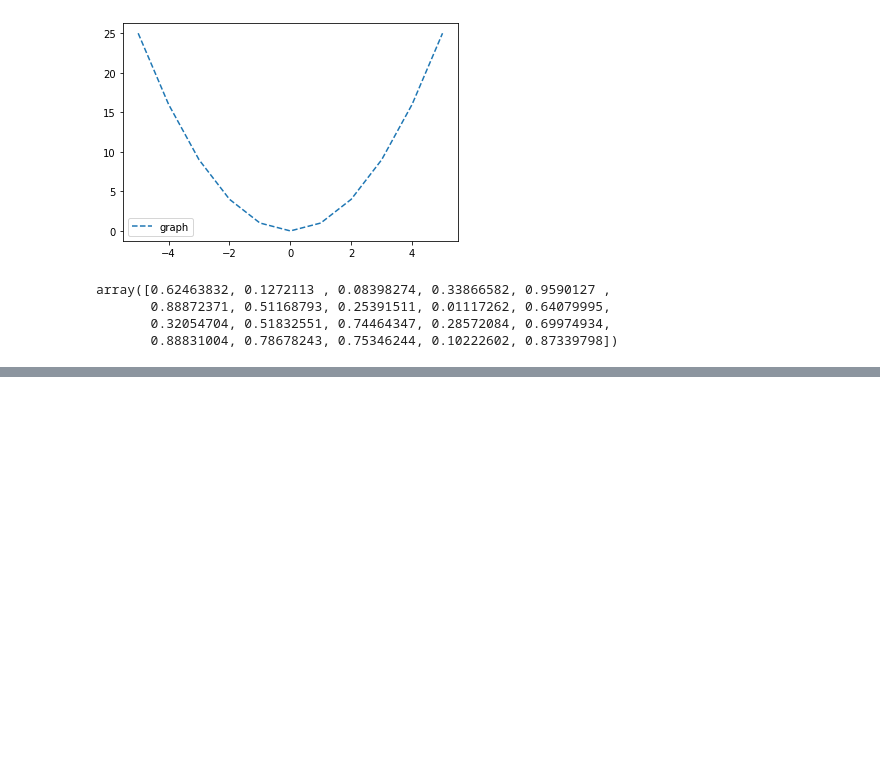
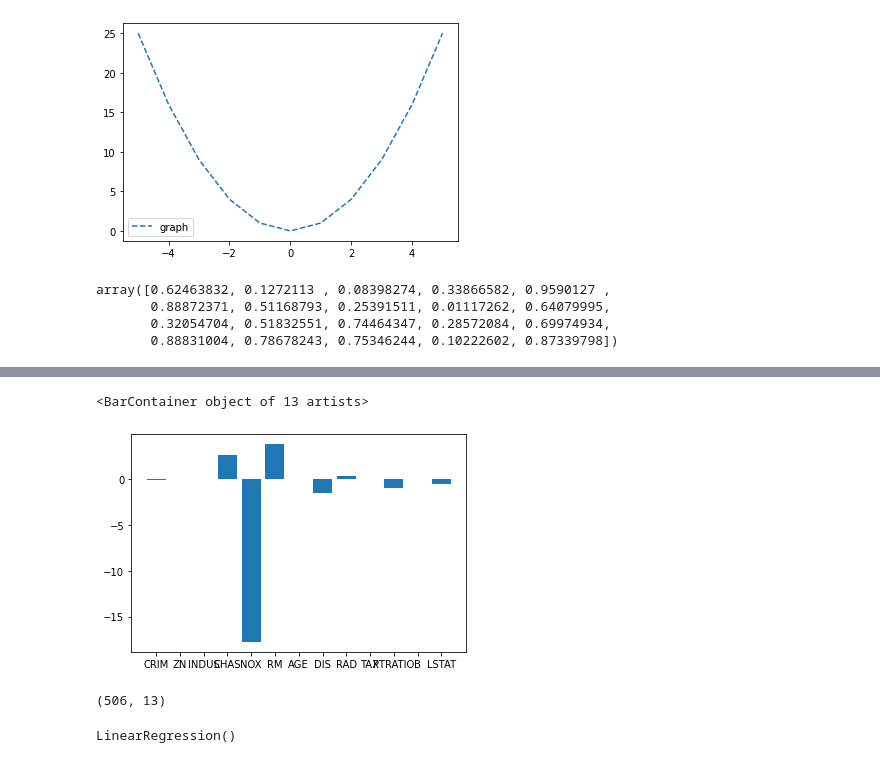
Before and after one commit to anusu90/AI-ML-101, a Jupyter notebook: LINEAR_REGRESSION/self.ipynb, the cells around one changed output, grey strips where cells are left out. Drawn from its saved outputs; the diff is of its cells as text; code cells hidden in the pictures; blank space fills up the shorter version.

```diff
--- a/LINEAR_REGRESSION/self.ipynb
+++ b/LINEAR_REGRESSION/self.ipynb
@@ -68,0 +135,16 @@ array([0.62463832, 0.1272113 , 0.08398274, 0.33866582, 0.9590127 ,
+# %%
+plt.bar(boston.feature_names,new_lr.coef_)
+# %% [output]
+<BarContainer object of 13 artists>
+[figure, added]
+# %%
+x.shape
+# %% [output]
+(506, 13)
+# %%
+x2= np.c_[boston.data, np.ones((506,1))]
+y = boston.target
+new_lr2 = LinearRegression()
+new_lr2.fit(x2,y)
+# %% [output]
+LinearRegression()
```
Also changed, not shown: parts of 33 cells of this notebook, 5 other files.
